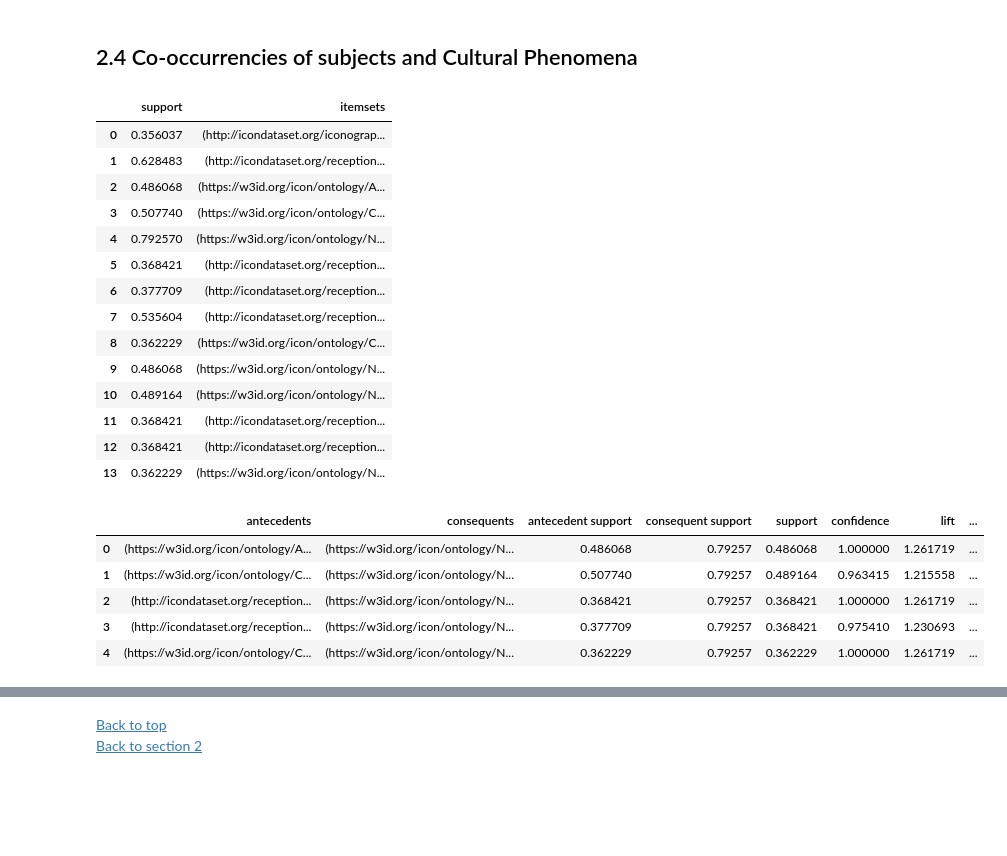
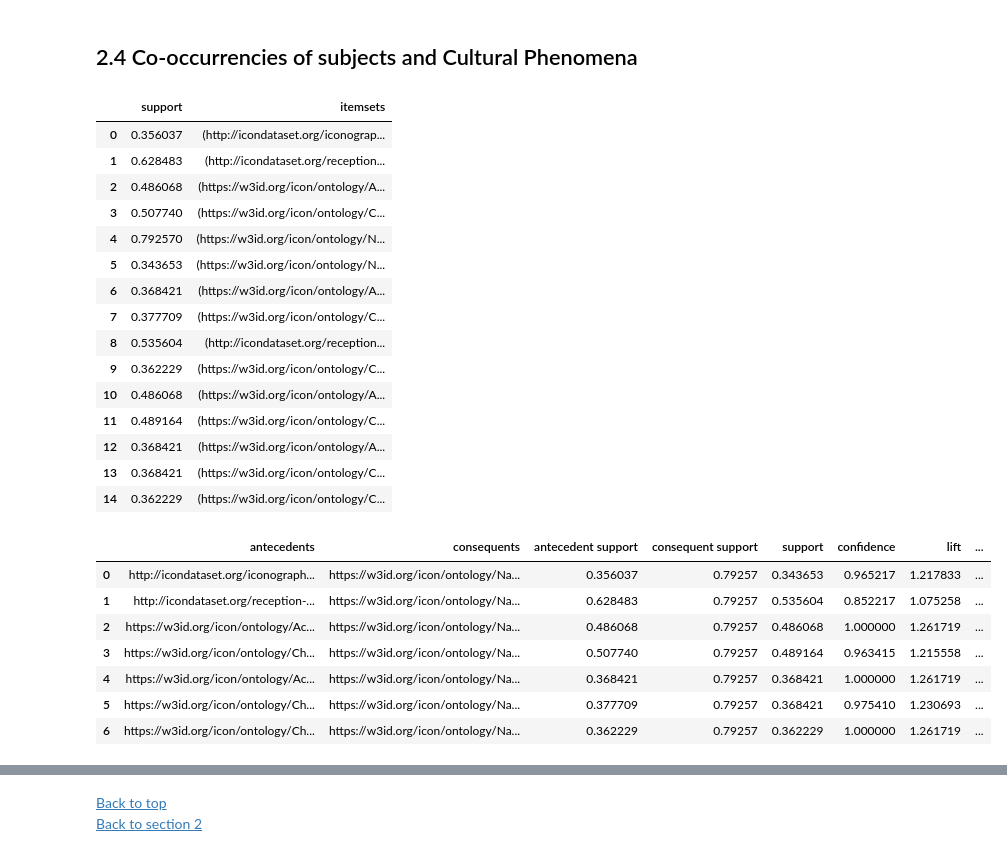
Before and after one commit to SofiBar/IconologyDataset, a Jupyter notebook: DatasetOverview-New.ipynb, the cells around one changed output, grey strips where cells are left out. Saved outputs shown, nothing was run; the diff lists cells and outputs as text; code cells hidden in the pictures; blank space fills up the shorter version.

```diff
--- a/DatasetOverview-New.ipynb
+++ b/DatasetOverview-New.ipynb
@@ -1059,6 +1045,8 @@ for row in cq10res:
 # %%
 first_line = ["Artwork", "CulturalPhenomenon", "Type"]
 store = store_csv("art_cf_lev3.csv", first_line, artwork_lev3)
+# %%
+artwork_lev3 = open_csv("art_cf_lev3.csv")
 # %%
 cf_art_set = set() # set of the artworks having a cf of the most common categories
 for l in artwork_lev3:
@@ -1098,6 +1088,8 @@ for row in cq11res:
 # %%
 first_line = ["Artwork", "Subject2", "Type"]
 store = store_csv("art_cf_lev2.csv", first_line, artwork_lev2)
+# %%
+artwork_lev2 = open_csv("art_cf_lev2.csv")
 # %%
 # lev 1
 artwork_lev1 = []
@@ -1126,6 +1118,8 @@ for row in cq12res:
 
 first_line = ["Artwork", "Subject1", "Type"]
 store = store_csv("art_cf_lev1.csv", first_line, artwork_lev1)
+# %%
+artwork_lev1 = open_csv("art_cf_lev1.csv")
 # %%
 art_described_dict = {}
 for l in artwork_lev3:
@@ -1158,7 +1152,7 @@ te = TransactionEncoder()
 te_ary = te.fit(dataset).transform(dataset)
 df = pd.DataFrame(te_ary, columns=te.columns_)
 
-frequent_itemsets = apriori(df, min_support=0.35, use_colnames=True)
+frequent_itemsets = apriori(df, min_support=0.3, use_colnames=True)
 frequent_itemsets
 # %% [output]
 |  | support | itemsets |
@@ -1167,22 +1161,28 @@ frequent_itemsets
 | 2 | 0.486068 | (https://w3id.org/icon/ontology/A... |
 | 3 | 0.507740 | (https://w3id.org/icon/ontology/C... |
 | 4 | 0.792570 | (https://w3id.org/icon/ontology/N... |
-| 5 | 0.368421 | (http://icondataset.org/reception... |
-| 6 | 0.377709 | (http://icondataset.org/reception... |
-| 7 | 0.535604 | (http://icondataset.org/reception... |
-| 8 | 0.362229 | (https://w3id.org/icon/ontology/C... |
-| 9 | 0.486068 | (https://w3id.org/icon/ontology/N... |
-| 10 | 0.489164 | (https://w3id.org/icon/ontology/N... |
-| 11 | 0.368421 | (http://icondataset.org/reception... |
-| 12 | 0.368421 | (http://icondataset.org/reception... |
-| 13 | 0.362229 | (https://w3id.org/icon/ontology/N... |
+| 5 | 0.343653 | (https://w3id.org/icon/ontology/N... |
+| 6 | 0.368421 | (https://w3id.org/icon/ontology/A... |
+| 7 | 0.377709 | (https://w3id.org/icon/ontology/C... |
+| 8 | 0.535604 | (http://icondataset.org/reception... |
+| 9 | 0.362229 | (https://w3id.org/icon/ontology/C... |
+| 10 | 0.486068 | (https://w3id.org/icon/ontology/A... |
+| 11 | 0.489164 | (https://w3id.org/icon/ontology/C... |
+| 12 | 0.368421 | (https://w3id.org/icon/ontology/A... |
+| 13 | 0.368421 | (https://w3id.org/icon/ontology/C... |
+| 14 | 0.362229 | (https://w3id.org/icon/ontology/C... |
 # %%
 from mlxtend.frequent_patterns import association_rules
-association_rules(frequent_itemsets, metric="confidence", min_threshold=0.9)
+rules = association_rules(frequent_itemsets, metric="confidence", min_threshold=0.8)
+rules.antecedents = rules.antecedents.apply(lambda x: next(iter(x)))
+rules.consequents = rules.consequents.apply(lambda x: next(iter(x)))
+rules
 # %% [output]
 |  | antecedents | consequents | antecedent support | consequent support | support | confidence | lift | ... |
-| 0 | (https://w3id.org/icon/ontology/A... | (https://w3id.org/icon/ontology/N... | 0.486068 | 0.79257 | 0.486068 | 1.000000 | 1.261719 | ... |
-| 1 | (https://w3id.org/icon/ontology/C... | (https://w3id.org/icon/ontology/N... | 0.507740 | 0.79257 | 0.489164 | 0.963415 | 1.215558 | ... |
-| 2 | (http://icondataset.org/reception... | (https://w3id.org/icon/ontology/N... | 0.368421 | 0.79257 | 0.368421 | 1.000000 | 1.261719 | ... |
-| 3 | (http://icondataset.org/reception... | (https://w3id.org/icon/ontology/N... | 0.377709 | 0.79257 | 0.368421 | 0.975410 | 1.230693 | ... |
-| 4 | (https://w3id.org/icon/ontology/C... | (https://w3id.org/icon/ontology/N... | 0.362229 | 0.79257 | 0.362229 | 1.000000 | 1.261719 | ... |
+| 0 | http://icondataset.org/iconograph... | https://w3id.org/icon/ontology/Na... | 0.356037 | 0.79257 | 0.343653 | 0.965217 | 1.217833 | ... |
+| 1 | http://icondataset.org/reception-... | https://w3id.org/icon/ontology/Na... | 0.628483 | 0.79257 | 0.535604 | 0.852217 | 1.075258 | ... |
+| 2 | https://w3id.org/icon/ontology/Ac... | https://w3id.org/icon/ontology/Na... | 0.486068 | 0.79257 | 0.486068 | 1.000000 | 1.261719 | ... |
+| 3 | https://w3id.org/icon/ontology/Ch... | https://w3id.org/icon/ontology/Na... | 0.507740 | 0.79257 | 0.489164 | 0.963415 | 1.215558 | ... |
+| 4 | https://w3id.org/icon/ontology/Ac... | https://w3id.org/icon/ontology/Na... | 0.368421 | 0.79257 | 0.368421 | 1.000000 | 1.261719 | ... |
+| 5 | https://w3id.org/icon/ontology/Ch... | https://w3id.org/icon/ontology/Na... | 0.377709 | 0.79257 | 0.368421 | 0.975410 | 1.230693 | ... |
+| 6 | https://w3id.org/icon/ontology/Ch... | https://w3id.org/icon/ontology/Na... | 0.362229 | 0.79257 | 0.362229 | 1.000000 | 1.261719 | ... |
```
Also changed, not shown: parts of 40 cells of this notebook, 8 other files.
